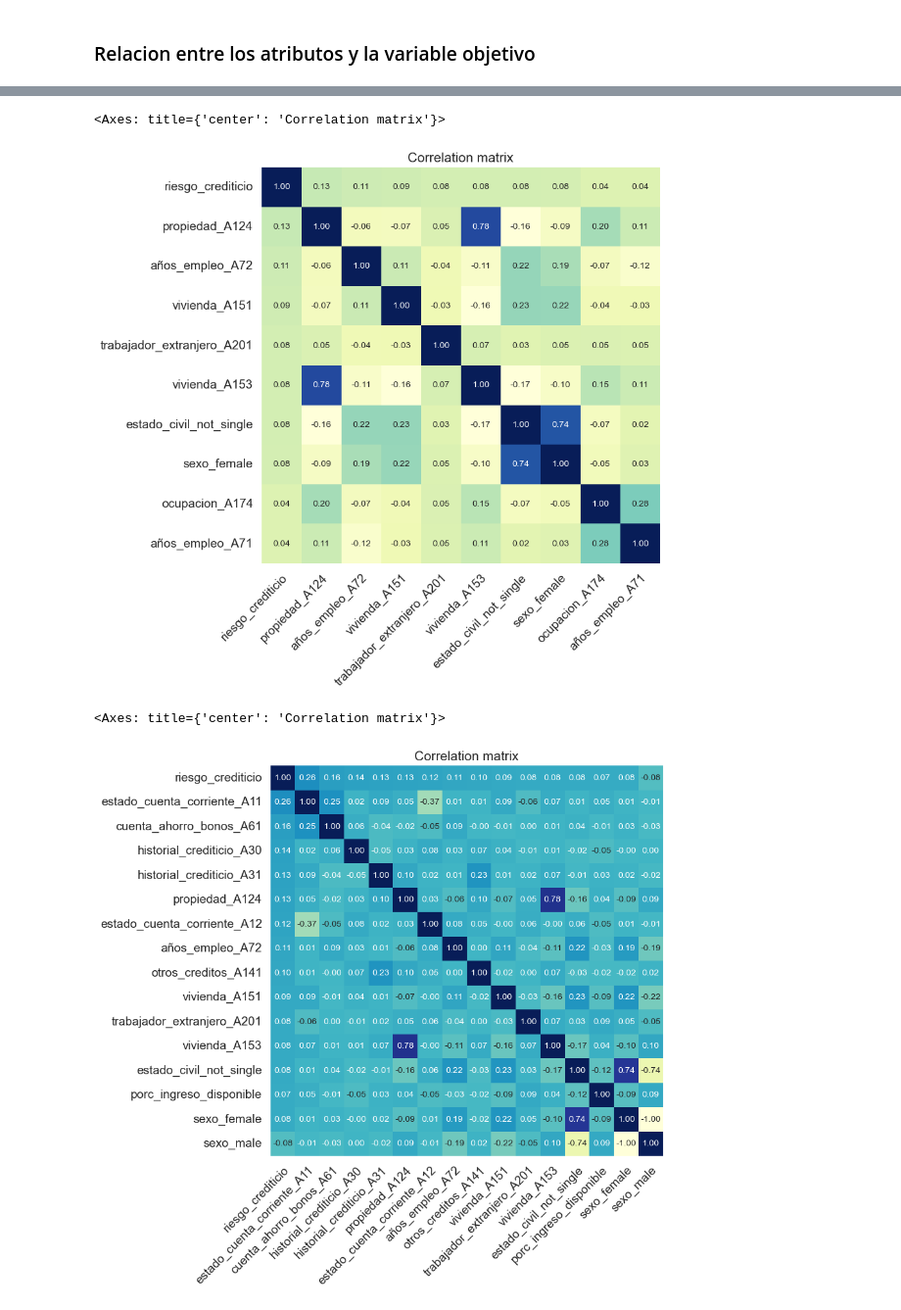
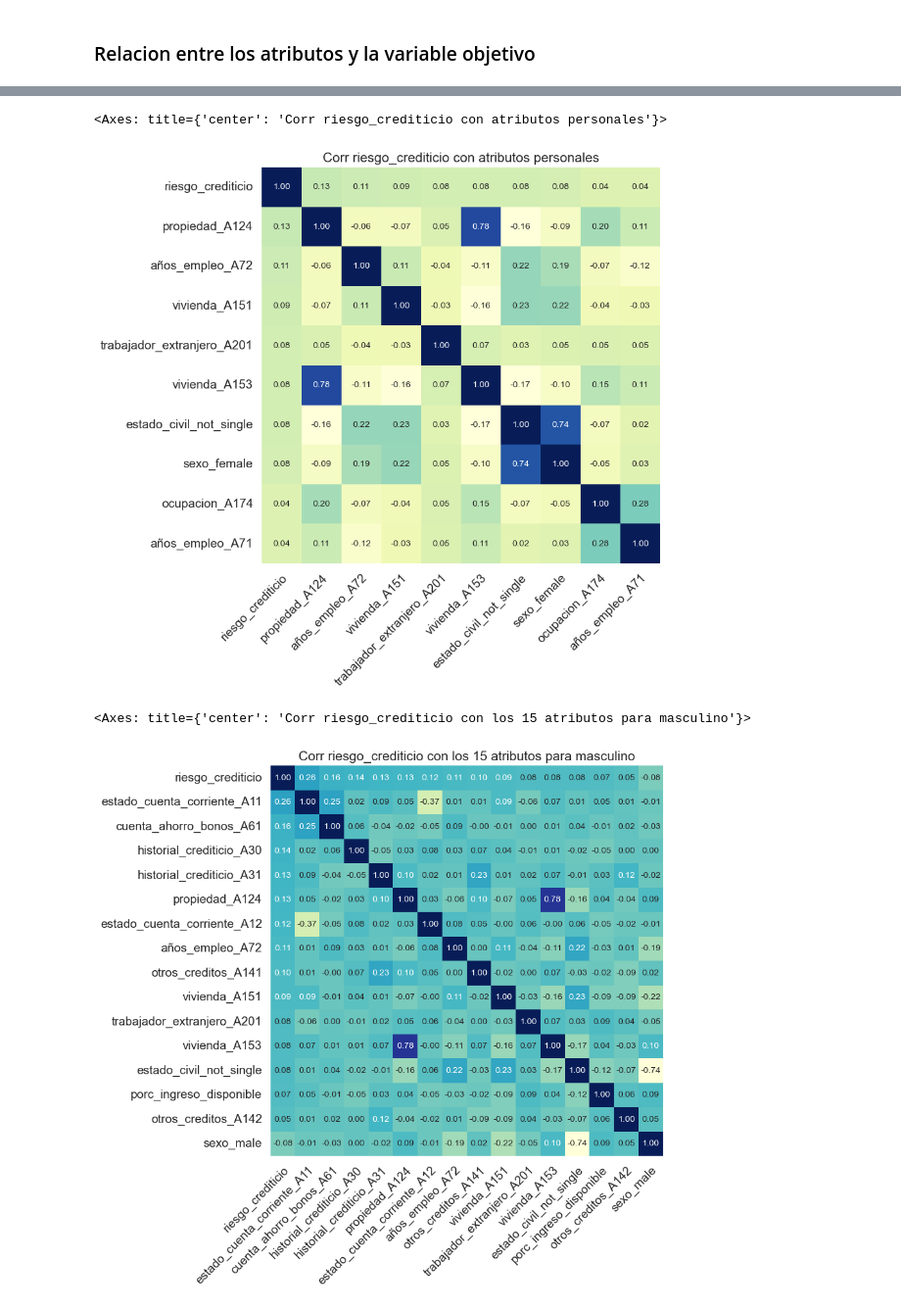
Before and after one commit to ezemartlopez/TP-Integrador-Equidad-en-Aprendizaje-Autom-tico, a Jupyter notebook: 01_Conjunto_datos.ipynb, the cells around one changed output, grey strips where cells are left out. Shown at 98% size. Saved outputs shown, nothing was run; the diff lists cells and outputs as text; code cells hidden in the pictures.

```diff
--- a/01_Conjunto_datos.ipynb
+++ b/01_Conjunto_datos.ipynb
@@ -1247,29 +1236,28 @@ correlation_matrix_plot(features_encoded, features = [ 'edad','años_empleo_A71'
         'ocupacion_A171', 'ocupacion_A172', 'ocupacion_A173','ocupacion_A174', 'telefono_A191',
         'telefono_A192', 'trabajador_extranjero_A201', 'trabajador_extranjero_A202',
        'estado_civil_not_single', 'estado_civil_single', 'sexo_female',
-       'sexo_male'], target_feature='riesgo_crediticio',  size=(8, 8), n_features=10)
+       'sexo_male'], target_feature='riesgo_crediticio',  size=(8, 8), n_features=10,title='Corr riesgo_crediticio con atributos personales')
 # %% [output]
-<Axes: title={'center': 'Correlation matrix'}>
+<Axes: title={'center': 'Corr riesgo_crediticio con atributos personales'}>
-[figure, old version]
+[figure, new version]
 # %%
 correlation_matrix_plot(features_encoded, features = ['porc_ingreso_disponible', 'residencia_actual_anios', 'edad',
        'num_creditos_banco', 'num_personas_a_cargo',
        'estado_cuenta_corriente_A11', 'estado_cuenta_corriente_A12',
        'estado_cuenta_corriente_A13', 'estado_cuenta_corriente_A14',
        'historial_crediticio_A30', 'historial_crediticio_A31',
        'historial_crediticio_A32', 'historial_crediticio_A33',
        'historial_crediticio_A34', 'cuenta_ahorro_bonos_A61',
        'cuenta_ahorro_bonos_A62', 'cuenta_ahorro_bonos_A63',
        'cuenta_ahorro_bonos_A64', 'cuenta_ahorro_bonos_A65', 'años_empleo_A71',
        'años_empleo_A72', 'años_empleo_A73', 'años_empleo_A74',
        'años_empleo_A75', 'propiedad_A121', 'propiedad_A122', 'propiedad_A123',
        'propiedad_A124', 'otros_creditos_A141', 'otros_creditos_A142',
        'otros_creditos_A143', 'vivienda_A151', 'vivienda_A152',
        'vivienda_A153', 'ocupacion_A171', 'ocupacion_A172', 'ocupacion_A173',
        'ocupacion_A174', 'telefono_A191', 'telefono_A192',
        'trabajador_extranjero_A201', 'trabajador_extranjero_A202',
-       'estado_civil_not_single', 'estado_civil_single'], fixed_features=['sexo_female',
-       'sexo_male'], target_feature='riesgo_crediticio',  size=(8, 8), n_features=15)
+       'estado_civil_not_single', 'estado_civil_single'], fixed_features=['sexo_male'], target_feature='riesgo_crediticio',  size=(8, 8), n_features=15,title='Corr riesgo_crediticio con los 15 atributos para masculino')
 # %% [output]
-<Axes: title={'center': 'Correlation matrix'}>
+<Axes: title={'center': 'Corr riesgo_crediticio con los 15 atributos para masculino'}>
-[figure, old version]
+[figure, new version]
```
Also changed, not shown: parts of 34 cells of this notebook.
